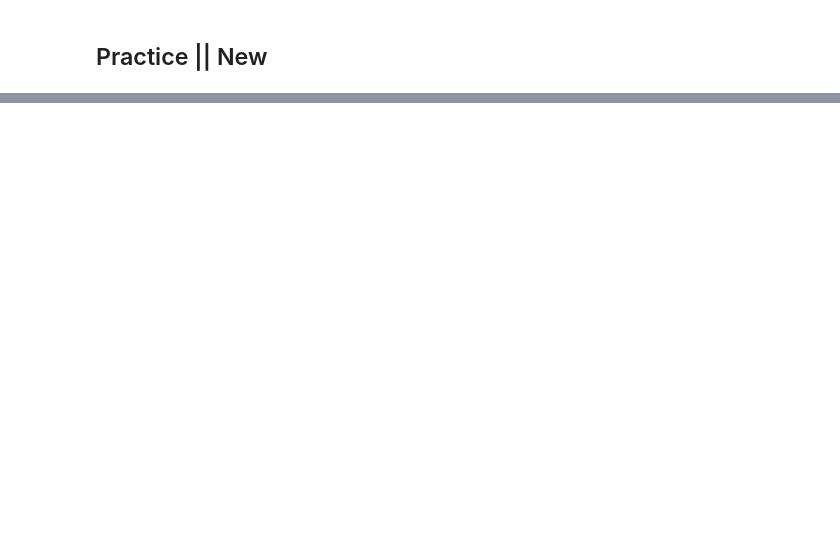
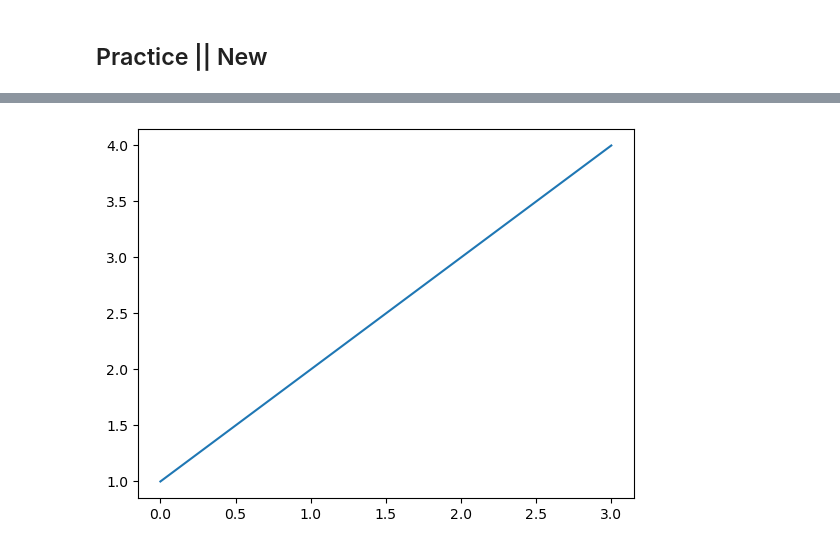
Before and after one commit to Reon-1/ML_Learn, a Jupyter notebook: matplotlib/Matplotlib.ipynb, the cells around one changed output, grey strips where cells are left out. Cells and saved outputs as stored; diff of their text form; code cells hidden in the pictures; blank space fills up the shorter version.

```diff
--- a/matplotlib/Matplotlib.ipynb
+++ b/matplotlib/Matplotlib.ipynb
@@ -182,0 +199,4 @@ plt.show()                 #spiral scatter plot
+# %%
+plt.plot([1,2,3,4]);
+# %% [output]
+[figure, added]
```
Also changed, not shown: parts of 10 cells of this notebook, 7 other files.
